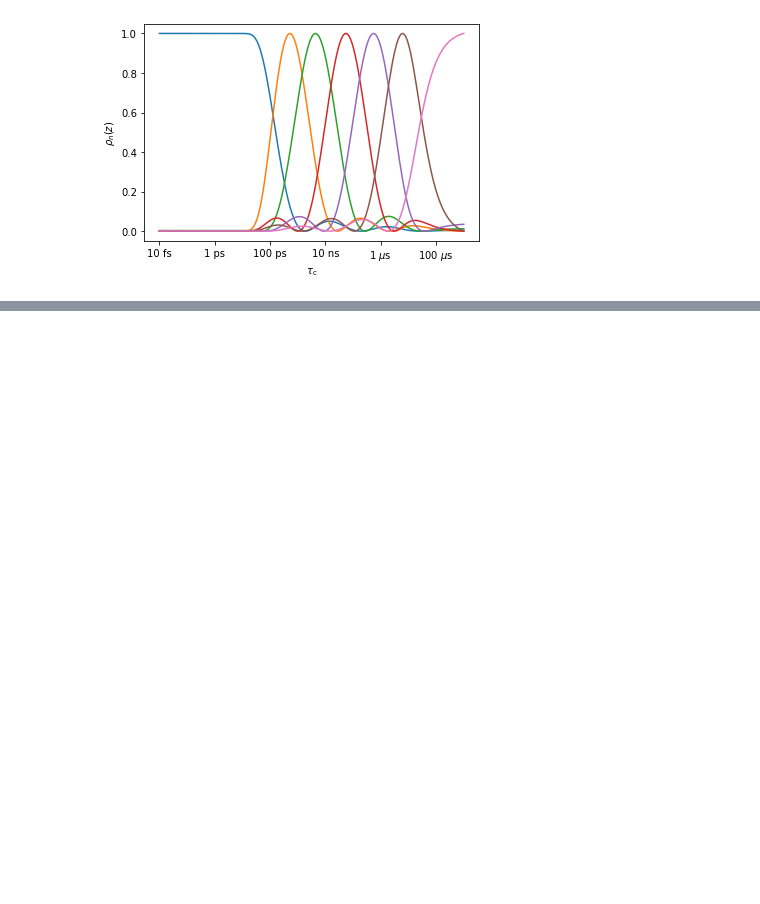
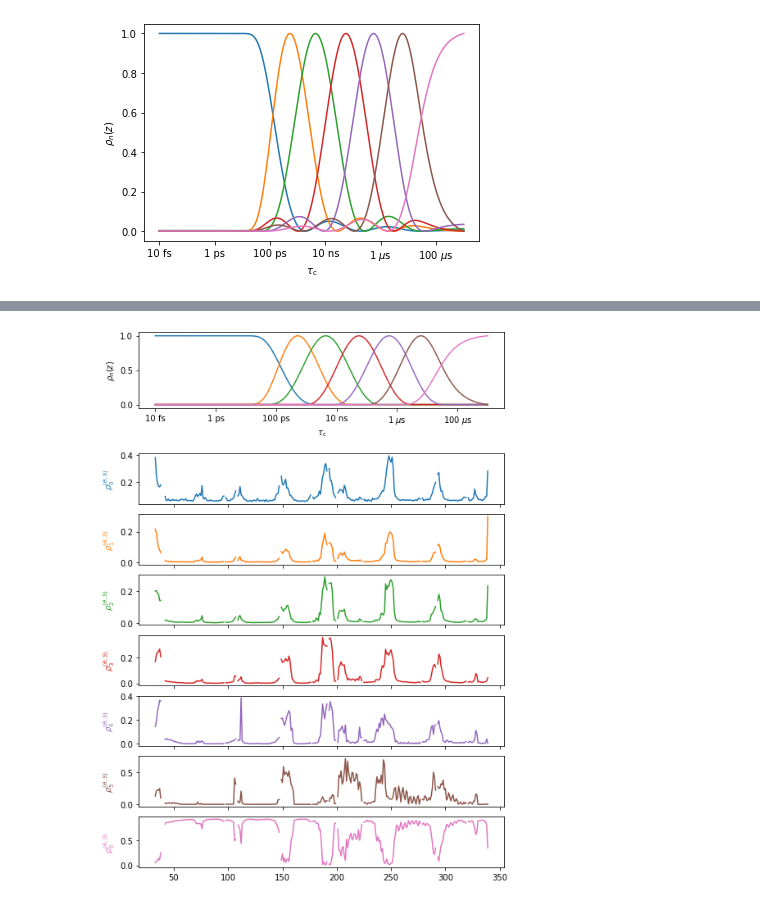
Before and after one commit to alsinmr/pyDR_tutorial, a Jupyter notebook: ColabNotebooks/Ch5_pyDRstruct.ipynb, the cells around one changed output, grey strips where cells are left out. Cells and saved outputs as stored; diff of their text form; code cells hidden in the pictures; blank space fills up the shorter version.

```diff
--- a/ColabNotebooks/Ch5_pyDRstruct.ipynb
+++ b/ColabNotebooks/Ch5_pyDRstruct.ipynb
@@ -153,0 +182,8 @@ _=r1.plot_rhoz(ax=ax,color='black',linestyle=':')  #Overlay the results
+# %%
+fit_nobounds=data.src_data.fit(bounds=False)
+print('Relative error')
+print('Detector w/ bounds w/o bounds')
+for k,(R,Rc,Rcnb) in enumerate(zip(data.src_data.R.T,data.Rc.T,fit_nobounds.Rc.T)):
+    error=np.median(np.abs((R-Rc)/R))
+    error_nb=np.median(np.abs((R-Rcnb)/R))
+    print(f'  rho{k}: {error:<9.2} {error_nb:.2}')
@@ -153,0 +218,5 @@ _=r1.plot_rhoz(ax=ax,color='black',linestyle=':')  #Overlay the results
+# %%
+proj.close_fig('all')
+data.plot().fig.set_size_inches([8,12])
+# %% [output]
+[figure, added]
```
Also changed, not shown: parts of 48 cells of this notebook, 7 other files.
